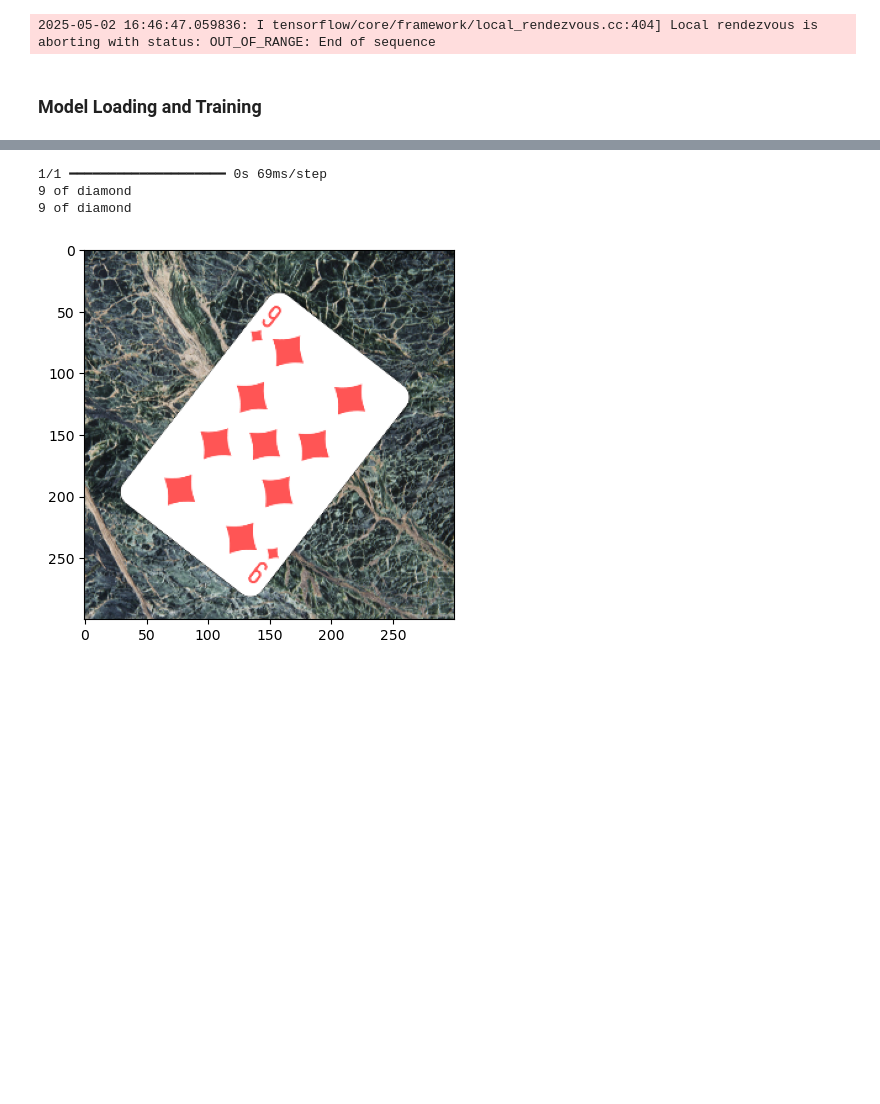
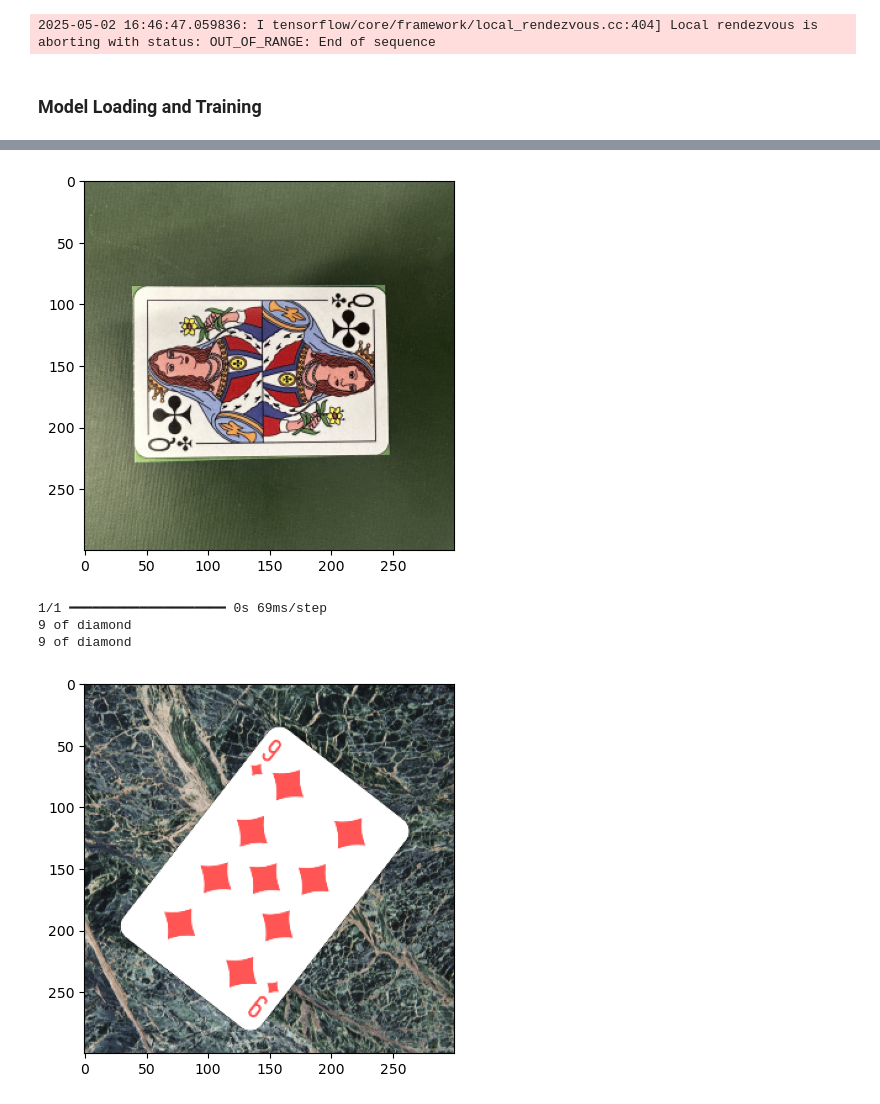
Before and after one commit to RioVossKernan/PerfectingPoker, a Jupyter notebook: model.ipynb, the cells around one changed output, grey strips where cells are left out. Drawn from its saved outputs; the diff is of its cells as text; code cells hidden in the pictures; blank space fills up the shorter version.

```diff
--- a/model.ipynb
+++ b/model.ipynb
@@ -164,3 +164,35 @@ model.build((None, 300, 300, 3))
 model.load_weights("model_weights_e80_a88.weights.h5")
 
 model.compile(optimizer=model.optimizer, loss=model.loss_fn, metrics=['accuracy'])
+# %%
+# THIS IS TO TEST THE MODEL ON THE DATASET
+values = ['2', '3', '4', '5', '6', '7', '8', '9', '10', 'J', 'Q', 'K', 'A']
+suits = ['club', 'diamond', 'heart', 'spade']
+class_names = [f"{v} of {s}" for v in values for s in suits]
+
+def center_crop_and_resize(image, target_size=(300, 300)):
+    h, w = image.shape[:2]
+
+    # Find the shorter dimension and crop to a centered square
+    min_dim = min(h, w)
+    start_x = (w - min_dim) // 2
+    start_y = (h - min_dim) // 2
+    cropped = image[start_y:start_y + min_dim, start_x:start_x + min_dim]
+
+    # Resize to the target size (e.g., 300x300)
+    resized = cv2.resize(cropped, target_size, interpolation=cv2.INTER_AREA)
+    return resized
+
+image = tf.io.read_file('Q_of_C.jpg')
+image = tf.image.decode_jpeg(image, channels=3)
+image = center_crop_and_resize(image.numpy(), target_size=(300, 300))
+image = tf.cast(image, tf.float32) / 255.0
+
+image = tf.expand_dims(image, axis=0)
+predictions = model.predict(image)
+predicted_class = np.argmax(predictions[0])
+predicted_class_name = class_names[predicted_class]
+print(f"Predicted class: {predicted_class_name}")
+plt.imshow(image[0])
+plt.show()
+# %% [output]
@@ -167,3 +201,4 @@ model.compile(optimizer=model.optimizer, loss=model.loss_fn, metrics=['accuracy'
+[figure, added]
 # %%
 # THIS IS TO TEST THE MODEL ON THE DATASET
 values = ['2', '3', '4', '5', '6', '7', '8', '9', '10', 'J', 'Q', 'K', 'A']
```
Also changed, not shown: parts of 3 cells of this notebook.
